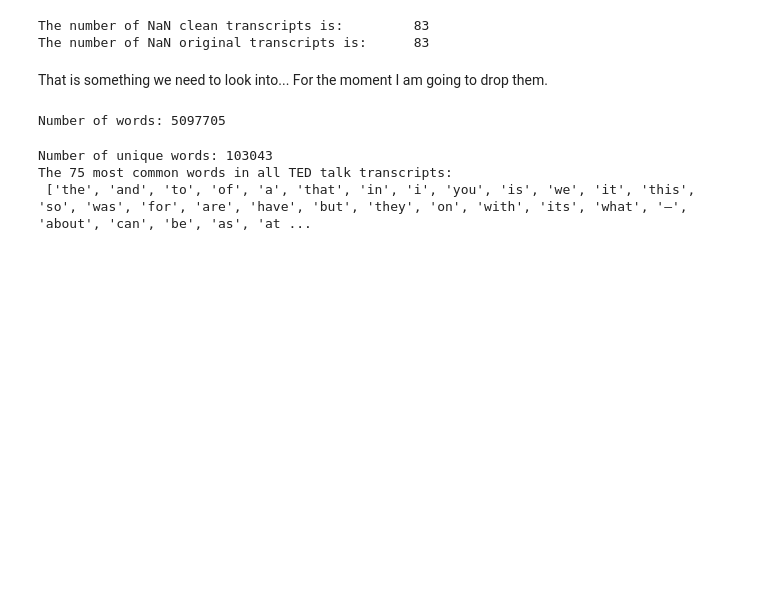
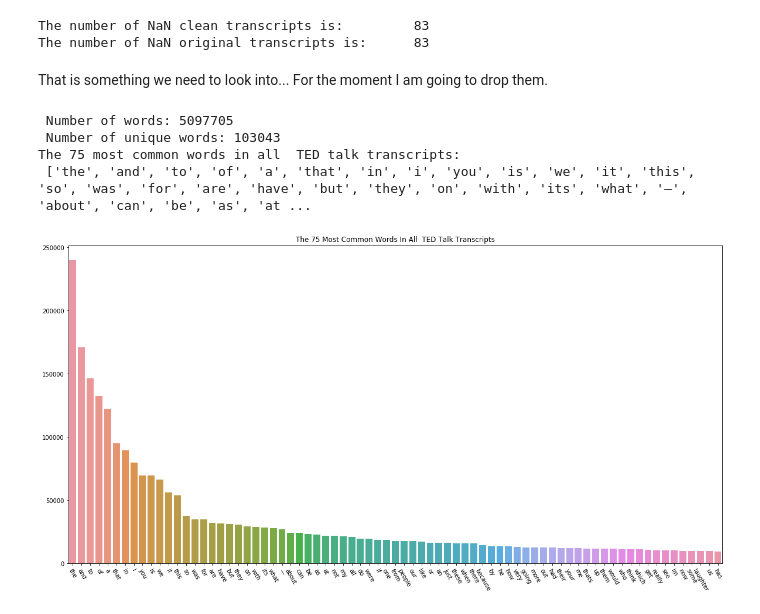
Before and after one commit to GreenMouth/Data-Science-Lab-Final-Project, a Jupyter notebook: src/Data-Exploration.ipynb, the cells around one changed output. Cells and saved outputs as stored; diff of their text form; code cells hidden in the pictures; blank space fills up the shorter version.

```diff
--- a/src/Data-Exploration.ipynb
+++ b/src/Data-Exploration.ipynb
@@ -45,27 +49,40 @@ That is something we need to look into... For the moment I am going to drop them
 # %%
 # Assuming the NaN are the same rows in both columns
 data_trimmed = data.dropna(subset=['clean_transcripts'])
-# %%
-# This loops over all rows in the clean transcripts column and
-# puts every word in every transcript into a list called words
-words = []
-for row in data_trimmed.itertuples():
-    words.extend(row.clean_transcripts.split())
-print('Number of words:',len(words))
-# %% [output]
-Number of words: 5097705
 # %%
-# Get counts for each word
-word_counts = Counter(words)
-print('Number of unique words:',len(word_counts))
+def mostFrequentWords(df,num_words_desired,descriptor=''):
+    # This loops over all rows in the clean transcripts column and
+    # puts every word in every transcript into a list called words
+    words = []
+    for row in df.itertuples():
+        words.extend(row.clean_transcripts.split())
+    print(descriptor,'Number of words:',len(words))
 
-# Grab the most common words
-most_common = dict()
-num_words_desired = 75
-for word, word_count in word_counts.most_common(num_words_desired):
-    most_common[word] = word_count
-print('The',num_words_desired, 'most common words in all TED talk transcripts:\n',list(most_common.keys()))
+    # Get counts for each word
+    word_counts = Counter(words)
+    print(descriptor,'Number of unique words:',len(word_counts))
+
+    # Grab the most common words
+    most_common = dict()
+    for word, word_count in word_counts.most_common(num_words_desired):
+        most_common[word] = word_count
+    print('The',num_words_desired, 'most common words in all',descriptor,'TED talk transcripts:\n',list(most_common.keys()))
+
+    # Plot a histogram
+    _ = plt.figure(figsize=(20,10))
+    _ = sns.barplot(list(most_common.keys()), list(most_common.values()))
+    title = 'The '+str(num_words_desired)+' Most Common Words In All '+ descriptor+' TED Talk Transcripts'
+    _ = plt.title(title)
+    _ = plt.xticks(rotation=300)
+    plt.show()
+
+    # Return list of most common words
+    return most_common
-# %% [output]
-Number of unique words: 103043
-The 75 most common words in all TED talk transcripts:
- ['the', 'and', 'to', 'of', 'a', 'that', 'in', 'i', 'you', 'is', 'we', 'it', 'this', 'so', 'was', 'for', 'are', 'have', 'but', 'they', 'on', 'with', 'its', 'what', '—', 'about', 'can', 'be', 'as', 'at ...
+# %%
+_ = mostFrequentWords(data_trimmed,75)
+# %% [output]
+ Number of words: 5097705
+ Number of unique words: 103043
+The 75 most common words in all  TED talk transcripts:
+ ['the', 'and', 'to', 'of', 'a', 'that', 'in', 'i', 'you', 'is', 'we', 'it', 'this', 'so', 'was', 'for', 'are', 'have', 'but', 'they', 'on', 'with', 'its', 'what', '—', 'about', 'can', 'be', 'as', 'at ...
+[figure, added]
```
Also changed, not shown: parts of 12 cells of this notebook.
